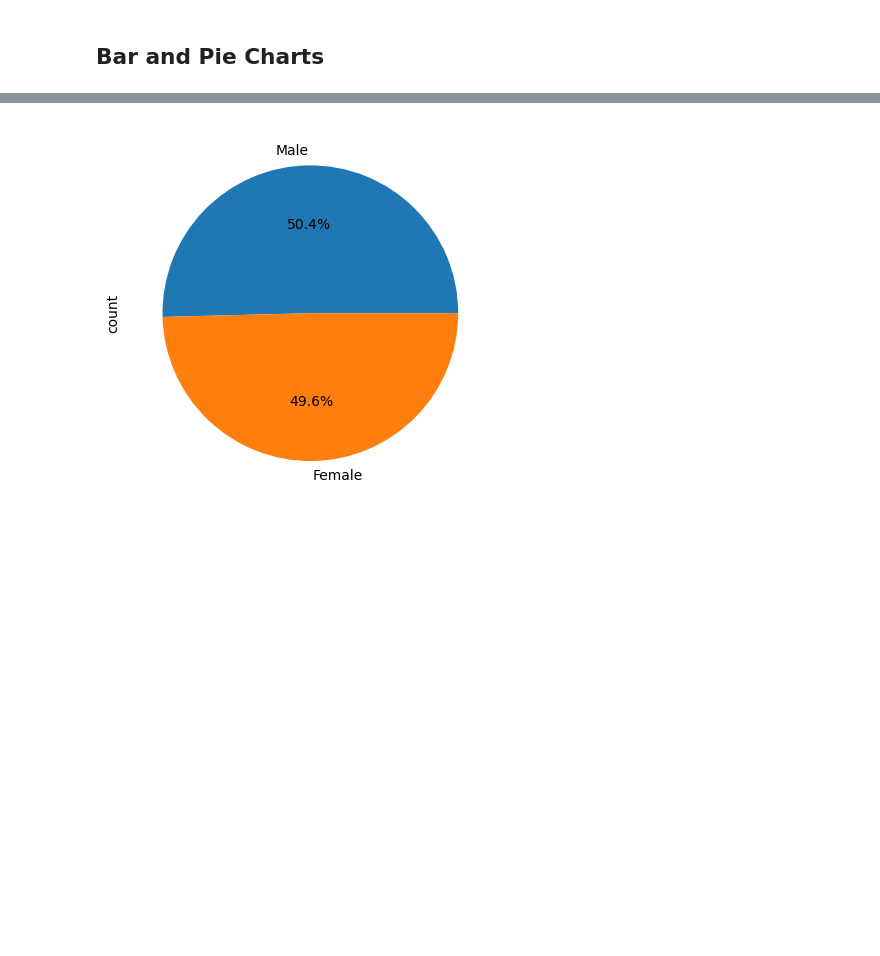
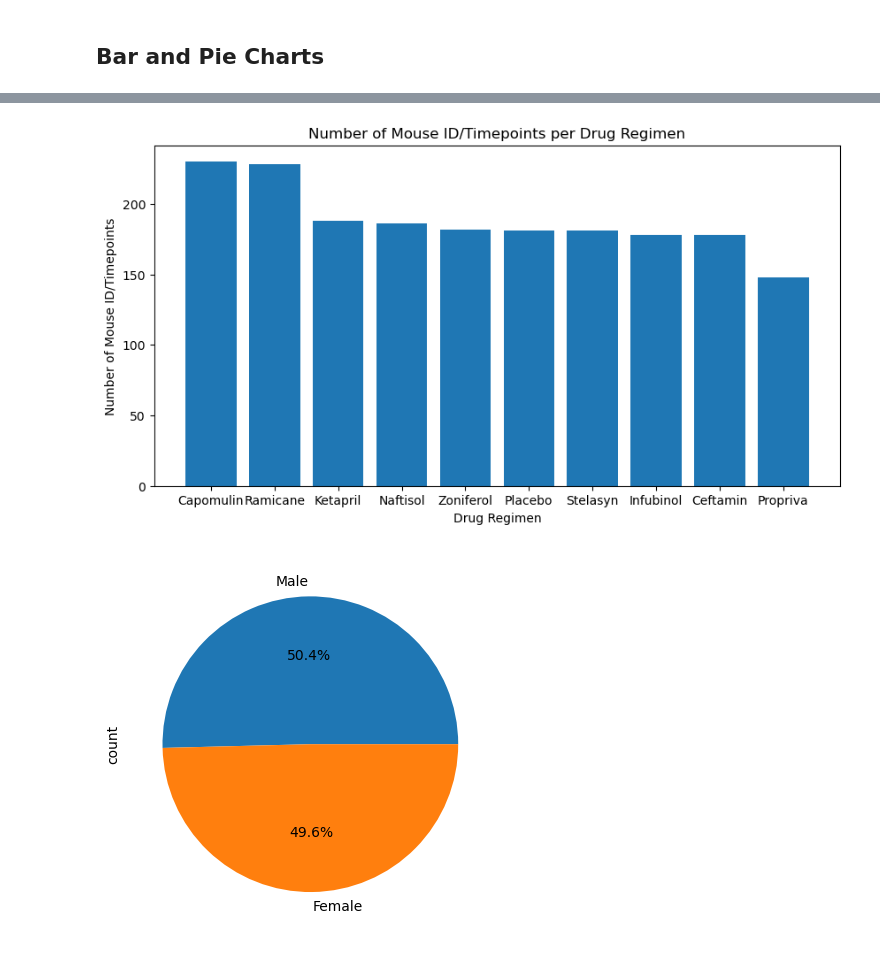
Before and after one commit to KP-Priest/Mod_5, a Jupyter notebook: pymaceuticals_starter.ipynb, the cells around one changed output, grey strips where cells are left out. Drawn from its saved outputs; the diff is of its cells as text; code cells hidden in the pictures; blank space fills up the shorter version.

```diff
--- a/pymaceuticals_starter.ipynb
+++ b/pymaceuticals_starter.ipynb
@@ -143,3 +152,23 @@ summary_stats
+# %%
+# Generate a bar plot showing the total number of rows (Mouse ID/Timepoints) for each drug regimen using pyplot.
+
+# Get drug regigment row counts
+drug_counts = clean_data['Drug Regimen'].value_counts()
+
+# Create chart
+plt.figure(figsize=(10,5))
+
+# Build bar plot
+plt.bar(x=drug_counts.index, height=drug_counts.values)
+
+#Create labels and titles
+plt.xlabel('Drug Regimen')
+plt.ylabel('Number of Mouse ID/Timepoints')
+plt.title('Number of Mouse ID/Timepoints per Drug Regimen')
+
+plt.show()
+# %% [output]
+[figure, added]
 # %%
 # Generate a pie chart, using Pandas, showing the distribution of unique female versus male mice used in the study
 
```
Also changed, not shown: parts of 2 cells of this notebook.
